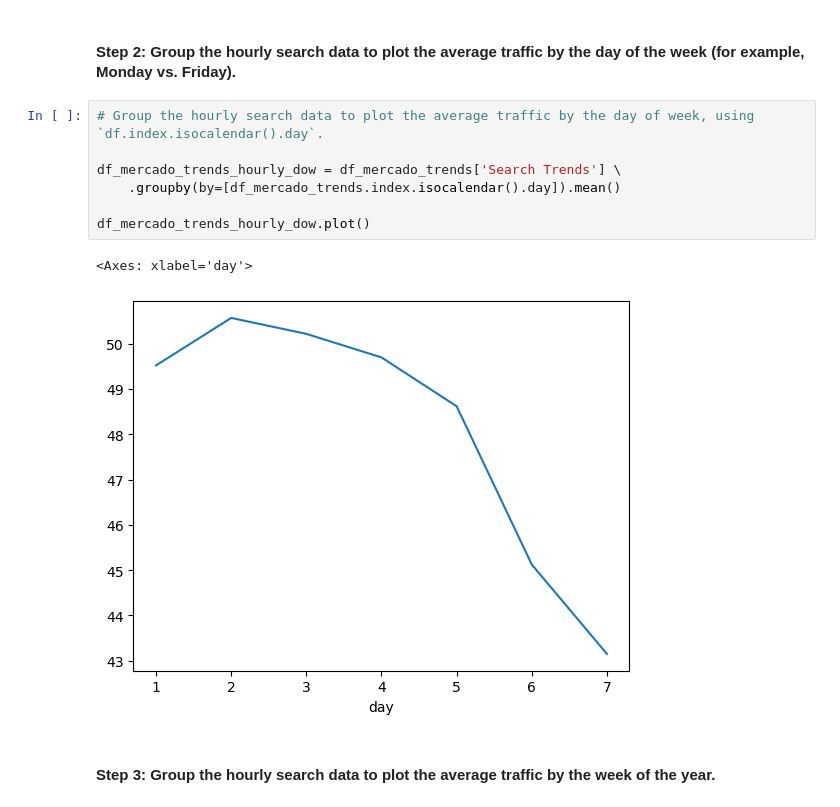
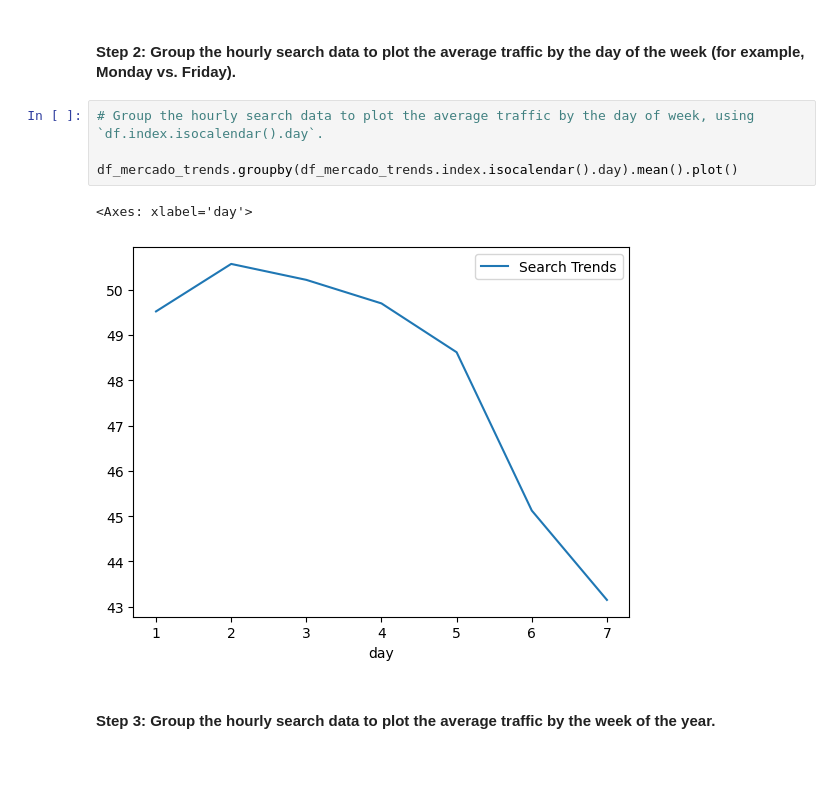
Before and after one commit to jjmccarty/prophet-challenge, a Jupyter notebook: forecasting_net_prophet.ipynb, the cells around one changed output. Cells and saved outputs as stored; diff of their text form; blank space fills up the shorter version.

```diff
--- a/forecasting_net_prophet.ipynb
+++ b/forecasting_net_prophet.ipynb
@@ -183,13 +178,10 @@ df_mercado_trends_hourly.plot()
 # %%
 # Group the hourly search data to plot the average traffic by the day of week, using `df.index.isocalendar().day`.
 
-df_mercado_trends_hourly_dow = df_mercado_trends['Search Trends'] \
-    .groupby(by=[df_mercado_trends.index.isocalendar().day]).mean()
-
-df_mercado_trends_hourly_dow.plot()
+df_mercado_trends.groupby(df_mercado_trends.index.isocalendar().day).mean().plot()
 # %% [output]
 <Axes: xlabel='day'>
-[figure, old version]
+[figure, new version]
 # %% [markdown]
 #### Step 3: Group the hourly search data to plot the average traffic by the week of the year.
 # %%
```
Also changed, not shown: parts of 48 cells of this notebook.
